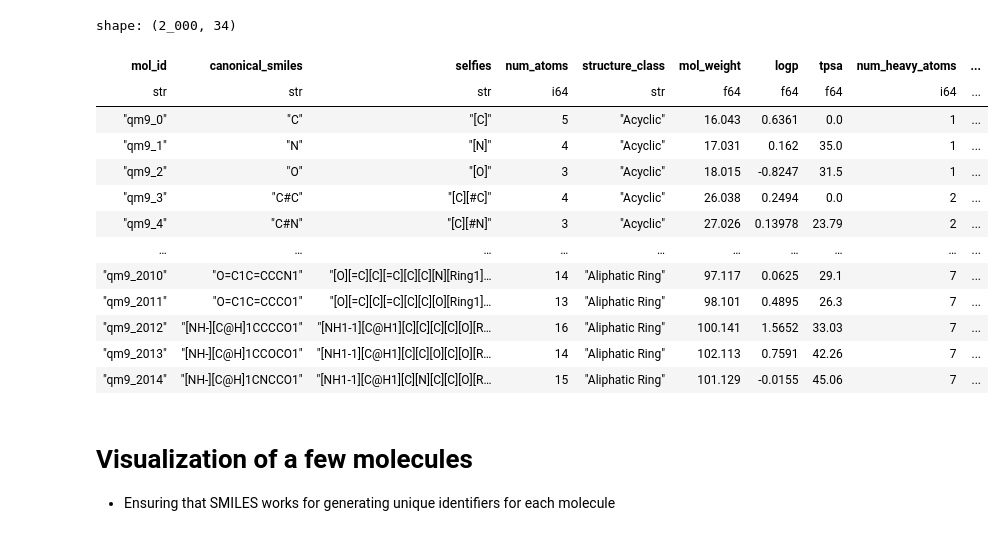
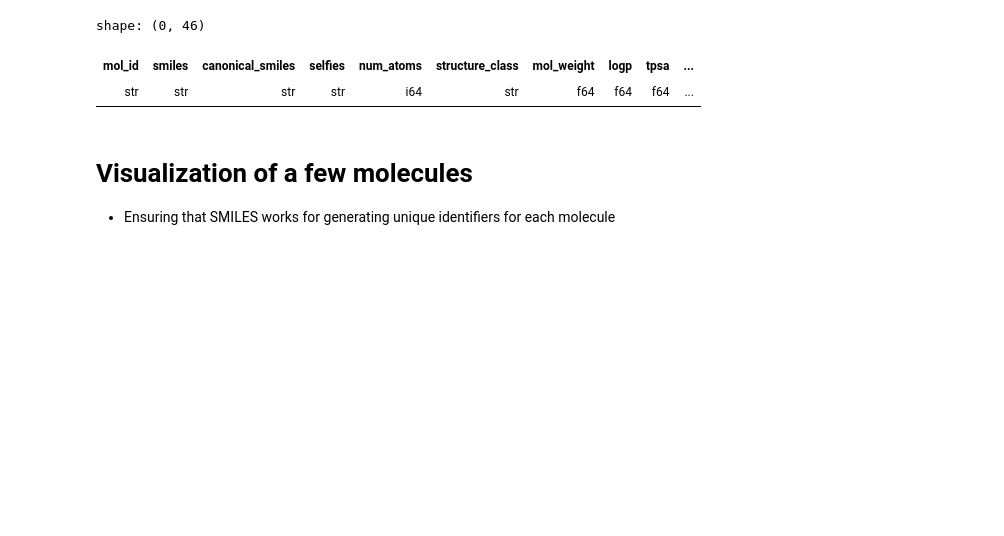
Before and after one commit to karlfindhansen/Non-Euclidean-Distances-in-Molecular-Representation, a Jupyter notebook: notebooks/QM9/qm9_analysis.ipynb, the cells around one changed output. Drawn from its saved outputs; the diff is of its cells as text; code cells hidden in the pictures; blank space fills up the shorter version.

```diff
--- a/notebooks/QM9/qm9_analysis.ipynb
+++ b/notebooks/QM9/qm9_analysis.ipynb
@@ -8,4 +11,5 @@ from src.datasets import QM9Dataset
 # %%
 qm9 = QM9Dataset()
-df = qm9.load()
+qm9.load(force_process=True)
+qm9.df.head(5)
 # %% [output]
@@ -13,20 +58,9 @@ df = qm9.load()
 # %%
-df
+qm9.df.filter(pl.col("canonical_smiles").is_duplicated())
 # %% [output]
-shape: (2_000, 34)
+shape: (0, 46)
-| mol_id | canonical_smiles | selfies | num_atoms | structure_class | mol_weight | logp | tpsa | num_heavy_atoms | ... |
-| str | str | str | i64 | str | f64 | f64 | f64 | i64 | ... |
-| "qm9_0" | "C" | "[C]" | 5 | "Acyclic" | 16.043 | 0.6361 | 0.0 | 1 | ... |
-| "qm9_1" | "N" | "[N]" | 4 | "Acyclic" | 17.031 | 0.162 | 35.0 | 1 | ... |
-| "qm9_2" | "O" | "[O]" | 3 | "Acyclic" | 18.015 | -0.8247 | 31.5 | 1 | ... |
-| "qm9_3" | "C#C" | "[C][#C]" | 4 | "Acyclic" | 26.038 | 0.2494 | 0.0 | 2 | ... |
-| "qm9_4" | "C#N" | "[C][#N]" | 3 | "Acyclic" | 27.026 | 0.13978 | 23.79 | 2 | ... |
-| … | … | … | … | … | … | … | … | … | ... |
-| "qm9_2010" | "O=C1C=CCCN1" | "[O][=C][C][=C][C][C][N][Ring1]… | 14 | "Aliphatic Ring" | 97.117 | 0.0625 | 29.1 | 7 | ... |
-| "qm9_2011" | "O=C1C=CCCO1" | "[O][=C][C][=C][C][C][O][Ring1]… | 13 | "Aliphatic Ring" | 98.101 | 0.4895 | 26.3 | 7 | ... |
-| "qm9_2012" | "[NH-][C@H]1CCCCO1" | "[NH1-1][C@H1][C][C][C][C][O][R… | 16 | "Aliphatic Ring" | 100.141 | 1.5652 | 33.03 | 7 | ... |
-| "qm9_2013" | "[NH-][C@H]1CCOCO1" | "[NH1-1][C@H1][C][C][O][C][O][R… | 14 | "Aliphatic Ring" | 102.113 | 0.7591 | 42.26 | 7 | ... |
-| "qm9_2014" | "[NH-][C@H]1CNCCO1" | "[NH1-1][C@H1][C][N][C][C][O][R… | 15 | "Aliphatic Ring" | 101.129 | -0.0155 | 45.06 | 7 | ... |
+| mol_id | smiles | canonical_smiles | selfies | num_atoms | structure_class | mol_weight | logp | tpsa | ... |
+| str | str | str | str | i64 | str | f64 | f64 | f64 | ... |
 # %% [markdown]
 # Visualization of a few molecules
 - Ensuring that SMILES works for generating unique identifiers for each molecule
```
Also changed, not shown: parts of 4 cells of this notebook, 6 other files.
